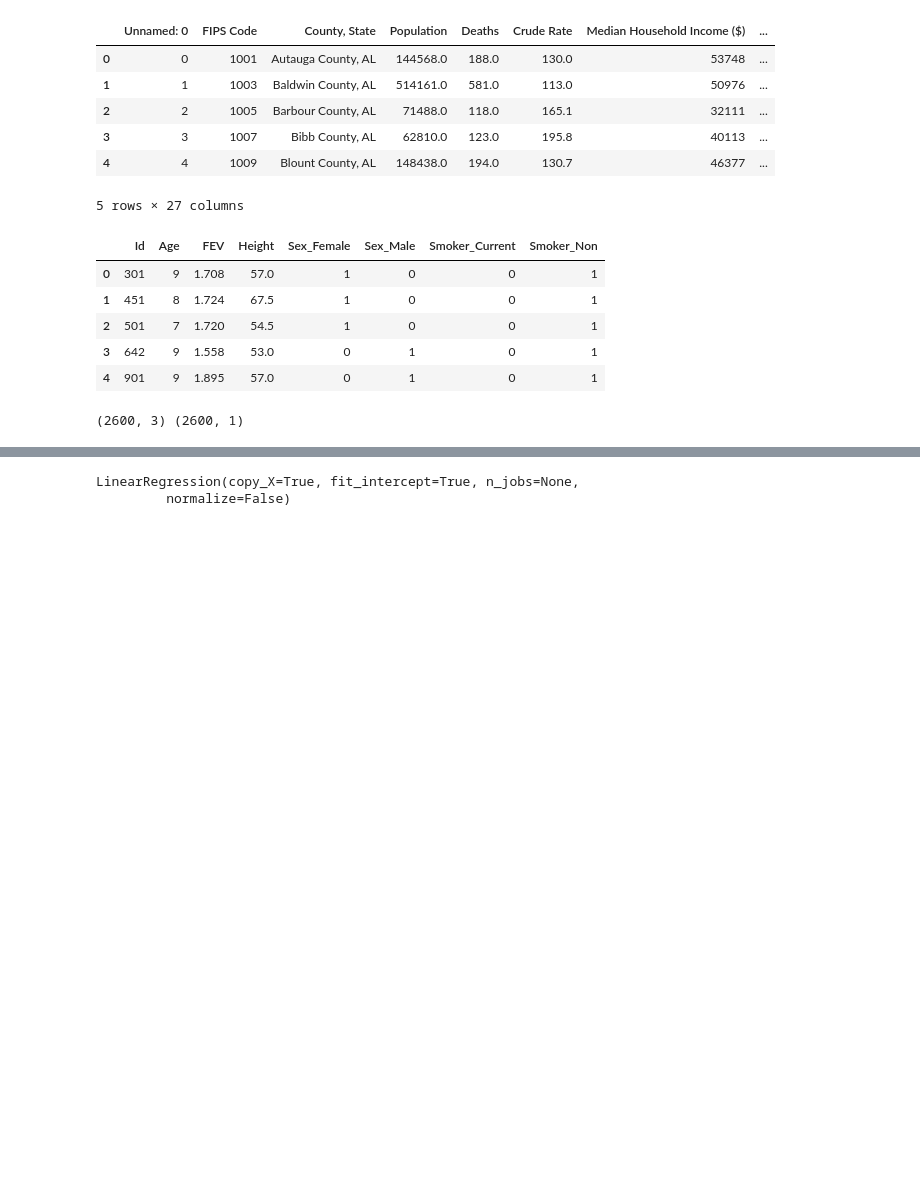
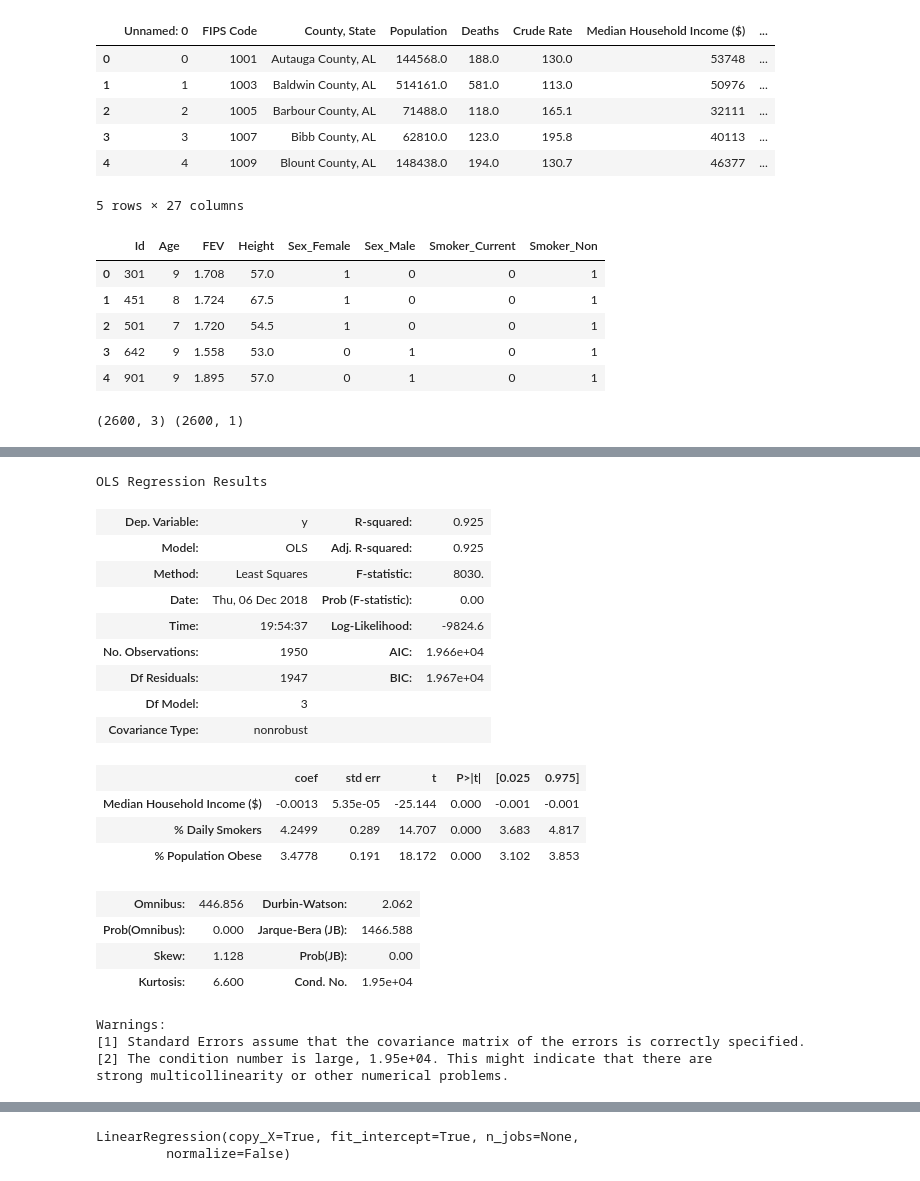
Before and after one commit to coreykretzmer9/CVD_Final_Project, a Jupyter notebook: Final Project/Carter's WD/Testing - MLR.ipynb, the cells around one changed output, grey strips where cells are left out. Drawn from its saved outputs; the diff is of its cells as text; code cells hidden in the pictures; blank space fills up the shorter version.

```diff
--- a/Final Project/Carter's WD/Testing - MLR.ipynb
+++ b/Final Project/Carter's WD/Testing - MLR.ipynb
@@ -90,0 +72,30 @@ Text(0,0.5,'Predictions')
+# %%
+# Note the difference in argument order
+model = sm.OLS(y_train, X_train).fit() ## sm.OLS(output, input)
+predictions = model.predict(X_test)
+
+# Print out the statistics
+model.summary()
+# %% [output]
+OLS Regression Results
+| Dep. Variable: | y | R-squared: | 0.925 |
+| Model: | OLS | Adj. R-squared: | 0.925 |
+| Method: | Least Squares | F-statistic: | 8030. |
+| Date: | Thu, 06 Dec 2018 | Prob (F-statistic): | 0.00 |
+| Time: | 19:54:37 | Log-Likelihood: | -9824.6 |
+| No. Observations: | 1950 | AIC: | 1.966e+04 |
+| Df Residuals: | 1947 | BIC: | 1.967e+04 |
+| Df Model: | 3 |  |  |
+| Covariance Type: | nonrobust |  |  |
+|  | coef | std err | t | P>|t| | [0.025 | 0.975] |
+| Median Household Income ($) | -0.0013 | 5.35e-05 | -25.144 | 0.000 | -0.001 | -0.001 |
+| % Daily Smokers | 4.2499 | 0.289 | 14.707 | 0.000 | 3.683 | 4.817 |
+| % Population Obese | 3.4778 | 0.191 | 18.172 | 0.000 | 3.102 | 3.853 |
+| Omnibus: | 446.856 | Durbin-Watson: | 2.062 |
+| Prob(Omnibus): | 0.000 | Jarque-Bera (JB): | 1466.588 |
+| Skew: | 1.128 | Prob(JB): | 0.00 |
+| Kurtosis: | 6.600 | Cond. No. | 1.95e+04 |
+Warnings:
+[1] Standard Errors assume that the covariance matrix of the errors is correctly specified.
+[2] The condition number is large, 1.95e+04. This might indicate that there are
+strong multicollinearity or other numerical problems.
```
Also changed, not shown: parts of 12 cells of this notebook, 2 other files.
